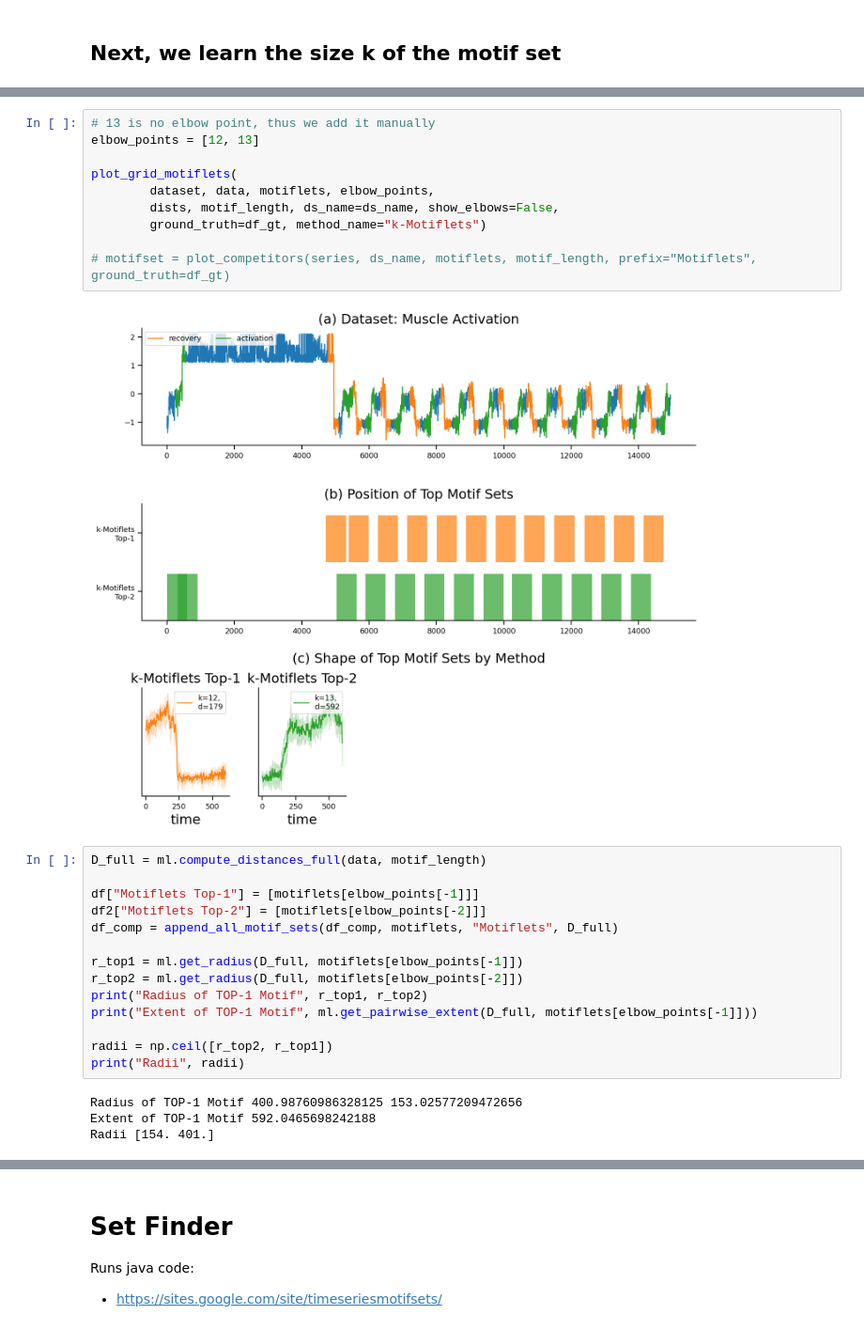
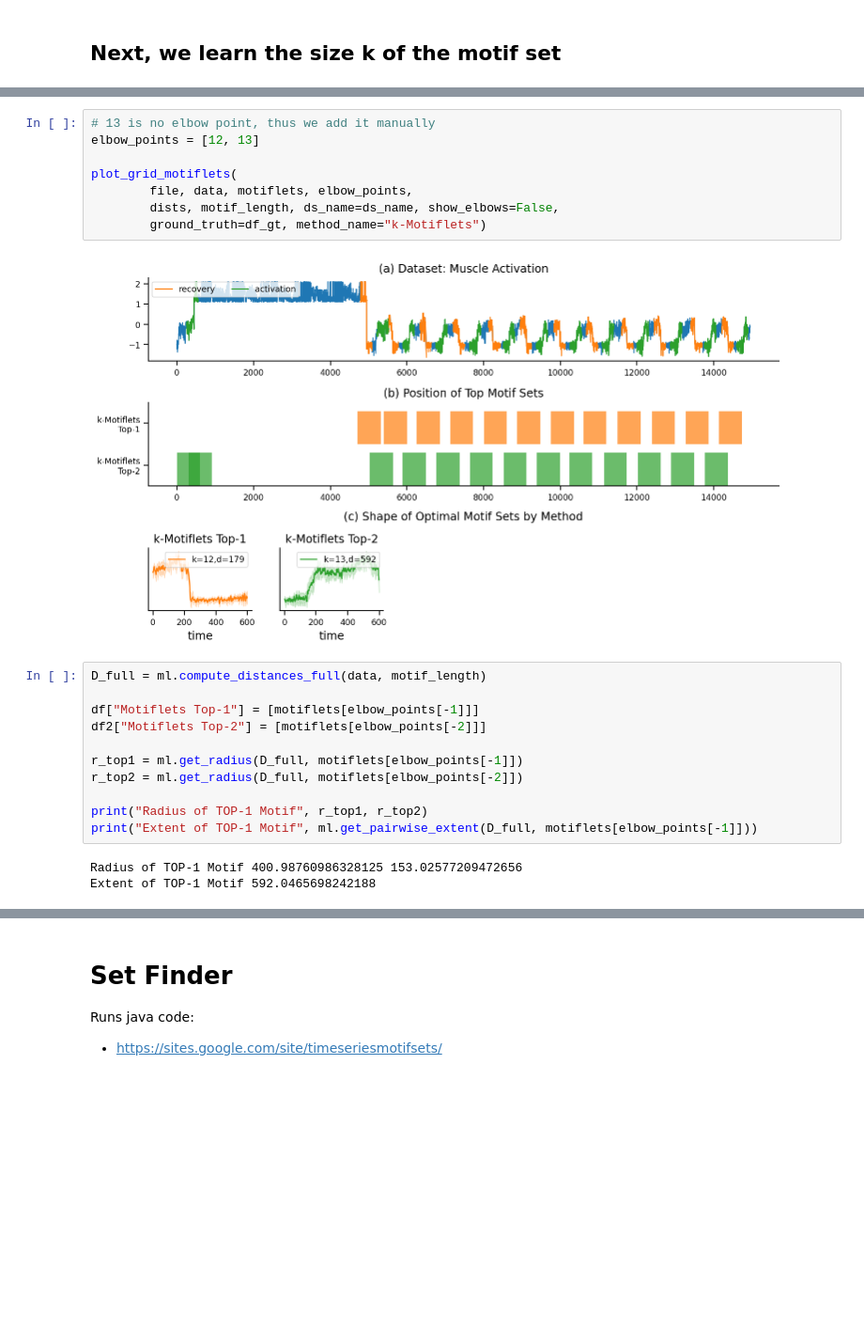
Before and after one commit to patrickzib/motiflets, a Jupyter notebook: notebooks/use_cases_motif_sets_muscle_activation.ipynb, the cells around one changed output, grey strips where cells are left out. Shown at 94% size. Drawn from its saved outputs; the diff is of its cells as text; blank space fills up the shorter version.

```diff
--- a/notebooks/use_cases_motif_sets_muscle_activation.ipynb
+++ b/notebooks/use_cases_motif_sets_muscle_activation.ipynb
@@ -79,33 +76,27 @@ Filtered Elbow Points [12]
 # %%
 # 13 is no elbow point, thus we add it manually
 elbow_points = [12, 13]
 
 plot_grid_motiflets(
-        dataset, data, motiflets, elbow_points,
+        file, data, motiflets, elbow_points,
         dists, motif_length, ds_name=ds_name, show_elbows=False,
         ground_truth=df_gt, method_name="k-Motiflets")
-
-# motifset = plot_competitors(series, ds_name, motiflets, motif_length, prefix="Motiflets", ground_truth=df_gt)
 # %% [output]
-[figure, old version]
+[figure, new version]
 # %%
 D_full = ml.compute_distances_full(data, motif_length)
 
 df["Motiflets Top-1"] = [motiflets[elbow_points[-1]]]
 df2["Motiflets Top-2"] = [motiflets[elbow_points[-2]]]
-df_comp = append_all_motif_sets(df_comp, motiflets, "Motiflets", D_full)
 
 r_top1 = ml.get_radius(D_full, motiflets[elbow_points[-1]])
 r_top2 = ml.get_radius(D_full, motiflets[elbow_points[-2]])
+
 print("Radius of TOP-1 Motif", r_top1, r_top2)
 print("Extent of TOP-1 Motif", ml.get_pairwise_extent(D_full, motiflets[elbow_points[-1]]))
-
-radii = np.ceil([r_top2, r_top1])
-print("Radii", radii)
 # %% [output]
 Radius of TOP-1 Motif 400.98760986328125 153.02577209472656
 Extent of TOP-1 Motif 592.0465698242188
-Radii [154. 401.]
 # %% [markdown]
 # Oracle
 
```
Also changed, not shown: parts of 14 cells of this notebook, 10 other files.
